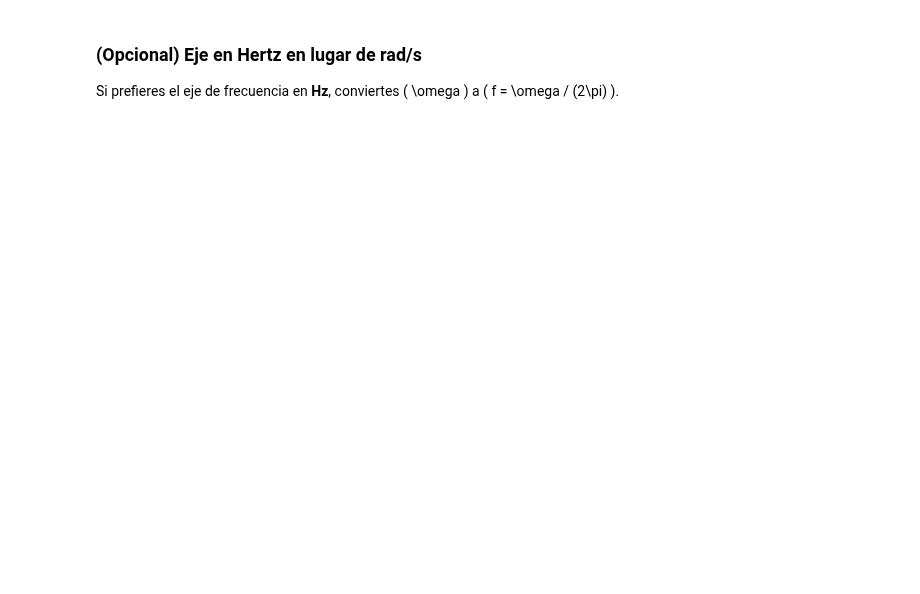
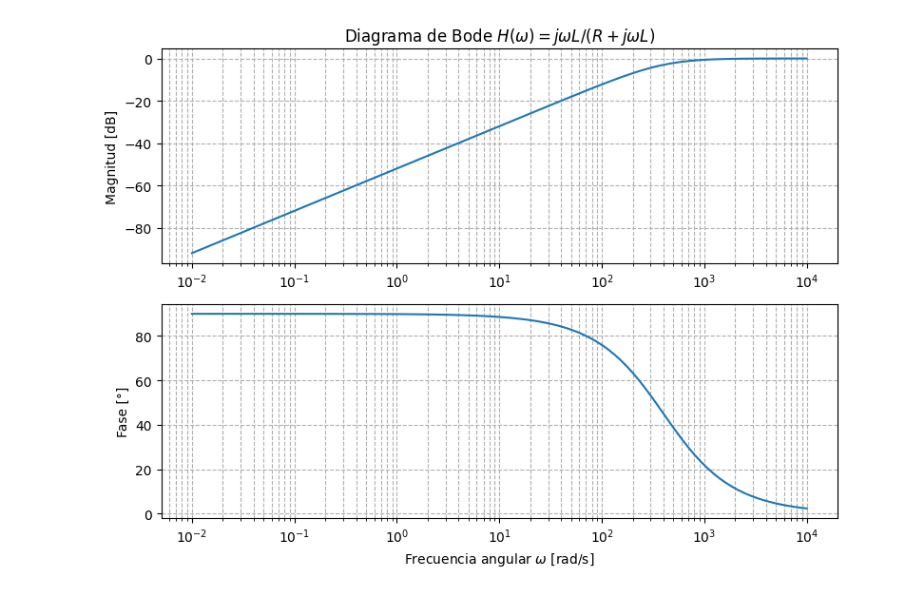
Before and after one commit to esteel7/ejemplos-python-eie326, a Jupyter notebook: notebooks/RC_serie_bode.ipynb, the cells around one changed output. Saved outputs shown, nothing was run; the diff lists cells and outputs as text; code cells hidden in the pictures; blank space fills up the shorter version.

```diff
--- a/notebooks/RC_serie_bode.ipynb
+++ b/notebooks/RC_serie_bode.ipynb
@@ -89,33 +68,39 @@ plt.show()
-# %% [markdown]
-
-### (Opcional) Eje en Hertz en lugar de rad/s
-Si prefieres el eje de frecuencia en **Hz**, conviertes \( \omega \) a \( f = \omega / (2\pi) \).
 # %%
-
-import numpy as np
 import matplotlib.pyplot as plt
 from scipy import signal
 
-R = 1e3
-C = 1e-6
+# Parámetros
+R = 100       # 100 Ω
+L = 250e-3      # 250 mH
 
-system = signal.TransferFunction([1], [R*C, 1])
+# \omega_c = R/L = 400 rad/s (63.7 Hz)
+
+# Numerador y denominador de H(s) = sL / (R + sL)
+num = [L, 0]
+den = [L, R]
+
+# Crear sistema
+system = signal.TransferFunction(num, den)
+
+# Obtener diagrama de Bode
 w, mag, phase = signal.bode(system)
-f = w / (2*np.pi)  # Hz
 
+# Graficar
 plt.figure(figsize=(8,6))
 
 plt.subplot(2,1,1)
-plt.semilogx(f, mag)
-plt.title('Bode con frecuencia en Hz')
+plt.semilogx(w, mag)
+plt.title(r'Diagrama de Bode $H(\omega)=j\omega L /(R+j\omega L)$')
 plt.ylabel('Magnitud [dB]')
 plt.grid(True, which='both', ls='--')
 
 plt.subplot(2,1,2)
-plt.semilogx(f, phase)
+plt.semilogx(w, phase)
 plt.ylabel('Fase [°]')
-plt.xlabel('Frecuencia f [Hz]')
+plt.xlabel(r'Frecuencia angular $\omega$ [rad/s]')
 plt.grid(True, which='both', ls='--')
 
 plt.tight_layout()
 plt.show()
+# %% [output]
+[figure, added]
```
Also changed, not shown: parts of 4 cells of this notebook.
